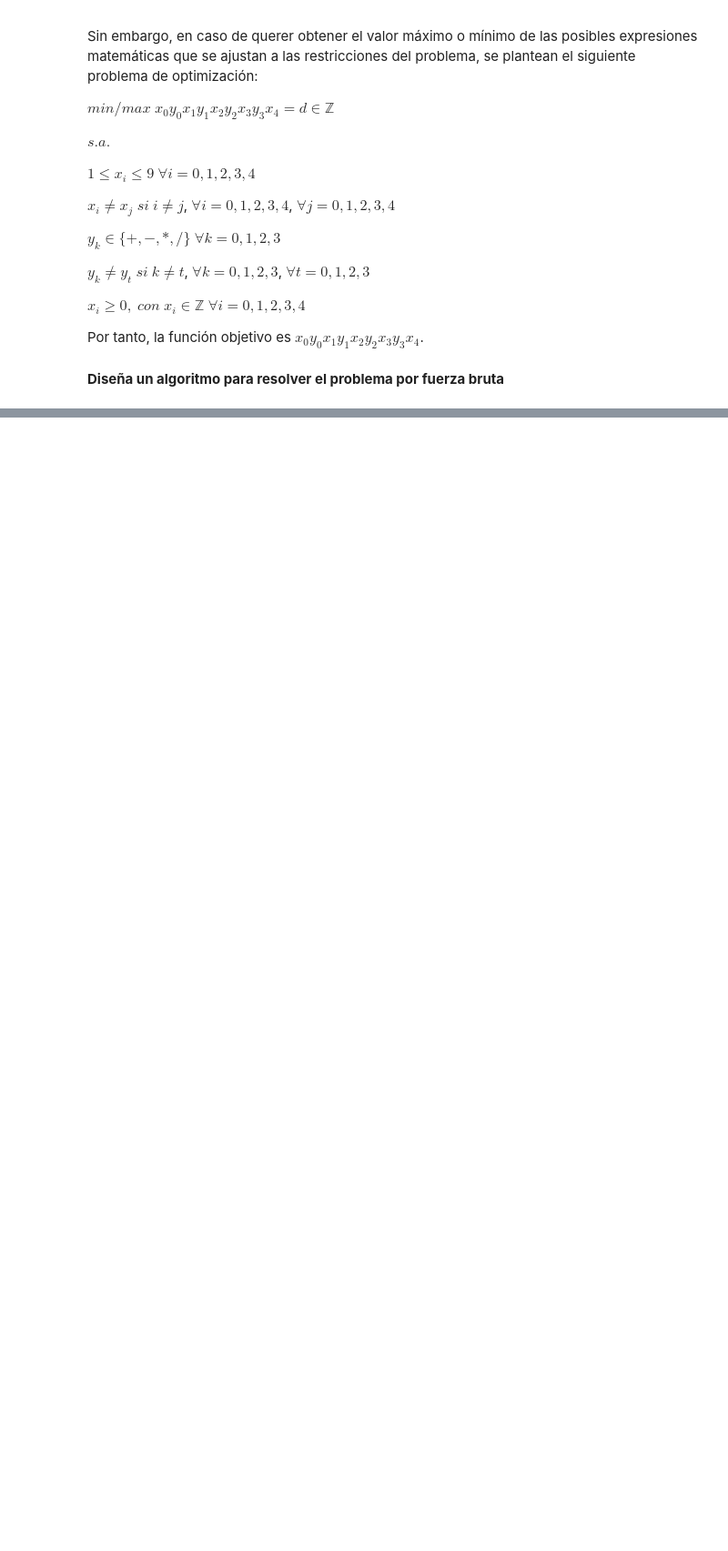
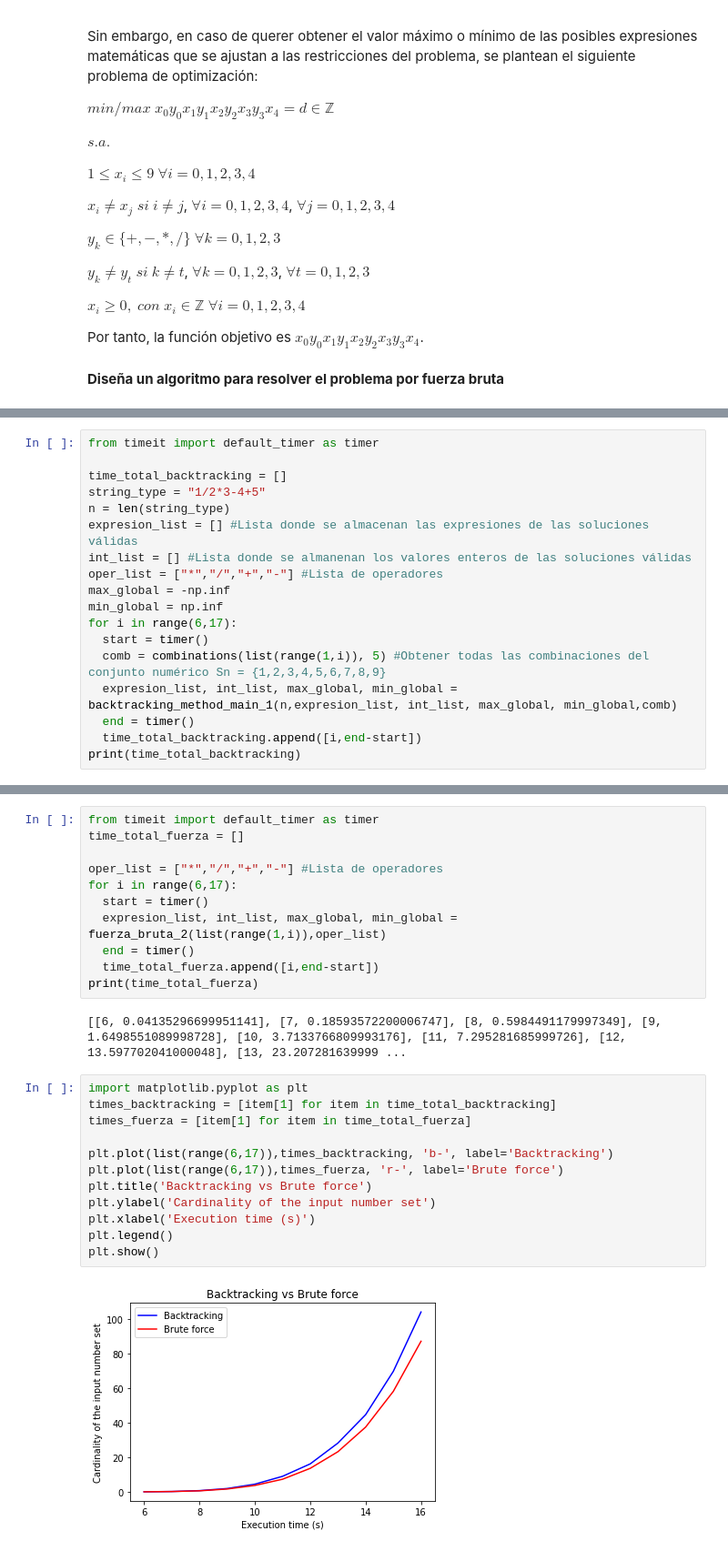
Before and after one commit to AlbertoFloFer/03MAIR-Algoritmos-de-Optimizacion, a Jupyter notebook: Seminario_AlgoritmosOptimizacion_AlbertoFloresFernandez.ipynb, the cells around one changed output, grey strips where cells are left out. Shown at 91% size. Saved outputs shown, nothing was run; the diff lists cells and outputs as text; blank space fills up the shorter version.

```diff
--- a/Seminario_AlgoritmosOptimizacion_AlbertoFloresFernandez.ipynb
+++ b/Seminario_AlgoritmosOptimizacion_AlbertoFloresFernandez.ipynb
@@ -298,0 +876,18 @@ Respuesta
+# %%
+from timeit import default_timer as timer
+
+time_total_backtracking = []
+string_type = "1/2*3-4+5"
+n = len(string_type)
+expresion_list = [] #Lista donde se almacenan las expresiones de las soluciones válidas
+int_list = [] #Lista donde se almanenan los valores enteros de las soluciones válidas
+oper_list = ["*","/","+","-"] #Lista de operadores
+max_global = -np.inf
+min_global = np.inf
+for i in range(6,17):
+  start = timer()
+  comb = combinations(list(range(1,i)), 5) #Obtener todas las combinaciones del conjunto numérico Sn = {1,2,3,4,5,6,7,8,9}
+  expresion_list, int_list, max_global, min_global = backtracking_method_main_1(n,expresion_list, int_list, max_global, min_global,comb)
+  end = timer()
+  time_total_backtracking.append([i,end-start])
+print(time_total_backtracking)
@@ -298,0 +896,27 @@ Respuesta
+# %%
+from timeit import default_timer as timer
+time_total_fuerza = []
+
+oper_list = ["*","/","+","-"] #Lista de operadores
+for i in range(6,17):
+  start = timer()
+  expresion_list, int_list, max_global, min_global = fuerza_bruta_2(list(range(1,i)),oper_list)
+  end = timer()
+  time_total_fuerza.append([i,end-start])
+print(time_total_fuerza)
+# %% [output]
+[[6, 0.04135296699951141], [7, 0.18593572200006747], [8, 0.5984491179997349], [9, 1.6498551089998728], [10, 3.7133766809993176], [11, 7.295281685999726], [12, 13.597702041000048], [13, 23.207281639999 ...
+# %%
+import matplotlib.pyplot as plt
+times_backtracking = [item[1] for item in time_total_backtracking]
+times_fuerza = [item[1] for item in time_total_fuerza]
+
+plt.plot(list(range(6,17)),times_backtracking, 'b-', label='Backtracking')
+plt.plot(list(range(6,17)),times_fuerza, 'r-', label='Brute force')
+plt.title('Backtracking vs Brute force')
+plt.ylabel('Cardinality of the input number set')
+plt.xlabel('Execution time (s)')
+plt.legend()
+plt.show()
+# %% [output]
+[figure, added]
```
Also changed, not shown: parts of 60 cells of this notebook.
